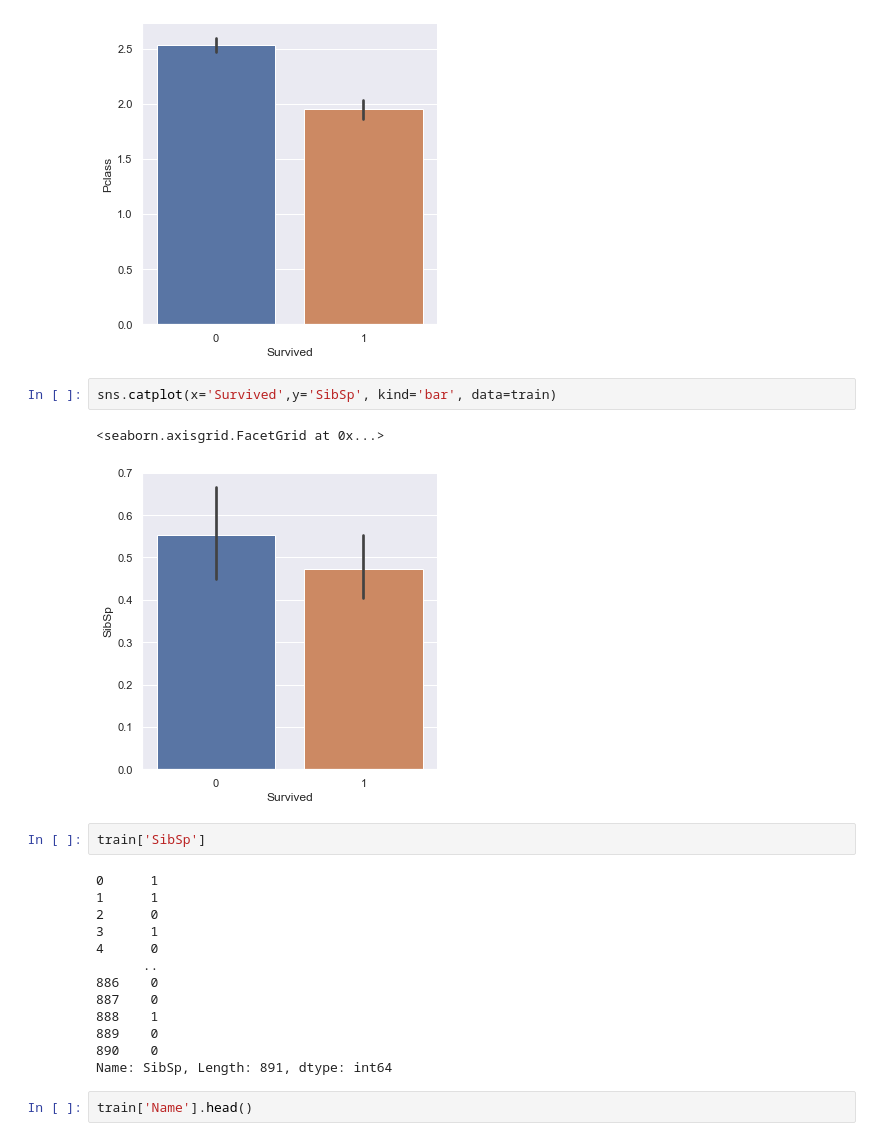
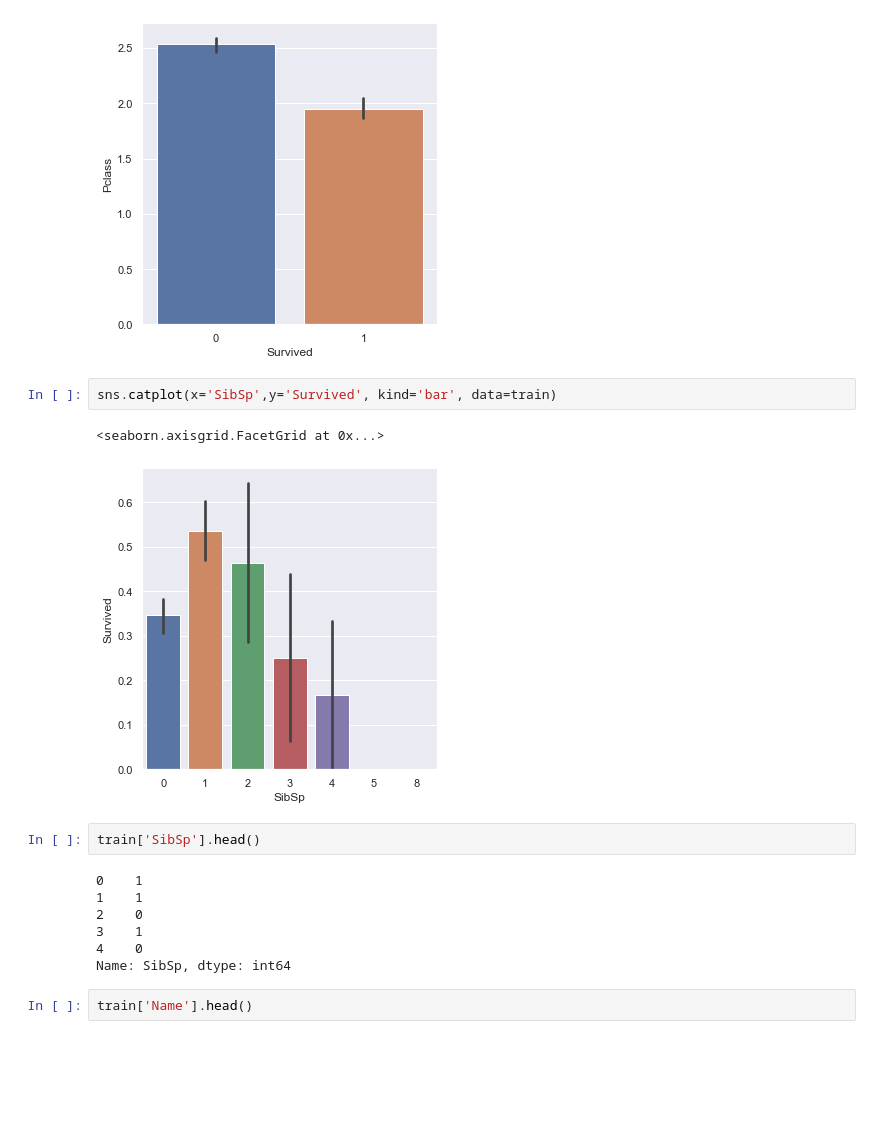
Before and after one commit to PriyaShrinithi/Titanic, a Jupyter notebook: Titanic.ipynb, the cells around one changed output. Saved outputs shown, nothing was run; the diff lists cells and outputs as text; blank space fills up the shorter version.

```diff
--- a/Titanic.ipynb
+++ b/Titanic.ipynb
@@ -439,25 +355,19 @@ sns.catplot(x='Survived', y='Pclass',kind='bar', data=train)
 <seaborn.axisgrid.FacetGrid at 0x...>
 [figure]
 # %%
-sns.catplot(x='Survived',y='SibSp', kind='bar', data=train)
+sns.catplot(x='SibSp',y='Survived', kind='bar', data=train)
 # %% [output]
 <seaborn.axisgrid.FacetGrid at 0x...>
-[figure, old version]
+[figure, new version]
 # %%
-train['SibSp']
+train['SibSp'].head()
 # %% [output]
-0      1
-1      1
-2      0
-3      1
-4      0
-      ..
-886    0
-887    0
-888    1
-889    0
-890    0
-Name: SibSp, Length: 891, dtype: int64
+0    1
+1    1
+2    0
+3    1
+4    0
+Name: SibSp, dtype: int64
 # %%
 train['Name'].head()
 # %% [output]
```
Also changed, not shown: parts of 54 cells of this notebook.
